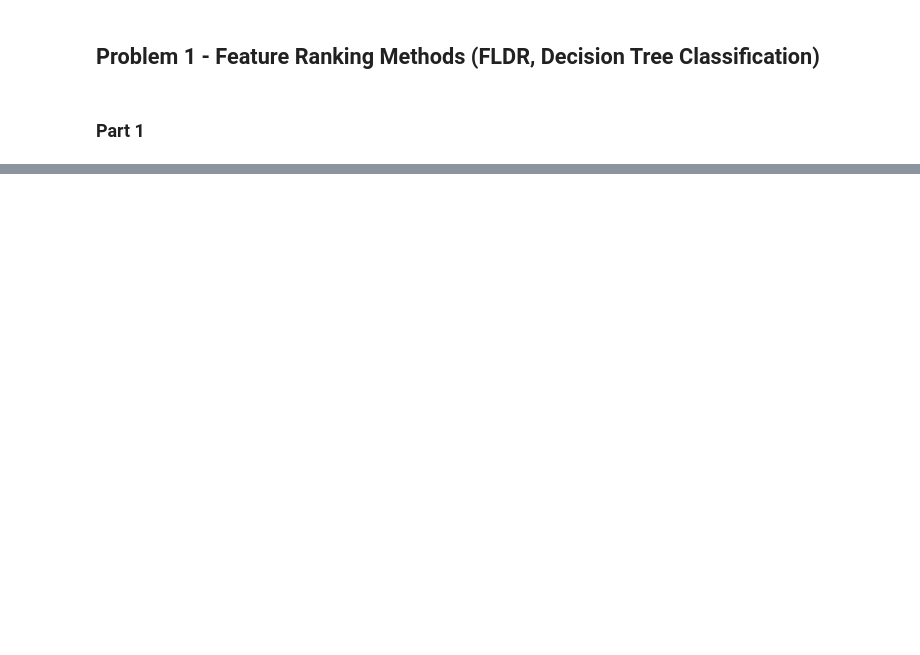
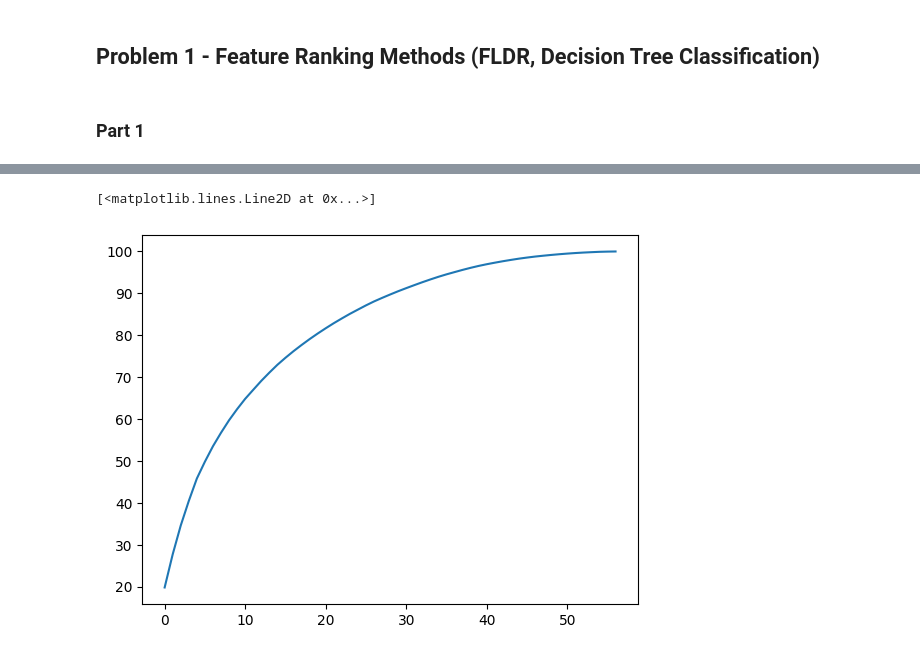
Before and after one commit to zhatz111/Data-Science-Masters, a Jupyter notebook: Algorithms for Data Science/Programming Assignment 2/PA2.ipynb, the cells around one changed output, grey strips where cells are left out. Drawn from its saved outputs; the diff is of its cells as text; code cells hidden in the pictures; blank space fills up the shorter version.

```diff
--- a/Algorithms for Data Science/Programming Assignment 2/PA2.ipynb
+++ b/Algorithms for Data Science/Programming Assignment 2/PA2.ipynb
@@ -60,0 +198,5 @@ Top 20 Features Selected:
+# %%
+# Load the data
+mnist = pd.read_csv("trainFeatures42k.csv")
+X = mnist.values[:,1:]
+y = mnist.values[:,0]
@@ -60,0 +314,10 @@ Top 20 Features Selected:
+# %%
+variance = []
+for i in range(2,59):
+    data_pre = preprocessing(X, y)
+    _, variance_ratio = data_pre.pca(i)
+    variance.append(variance_ratio)
+plt.plot(np.arange(0,len(variance)), np.array(variance)*100)
+# %% [output]
+[<matplotlib.lines.Line2D at 0x...>]
+[figure, added]
```
Also changed, not shown: parts of 23 cells of this notebook, 4 other files.
